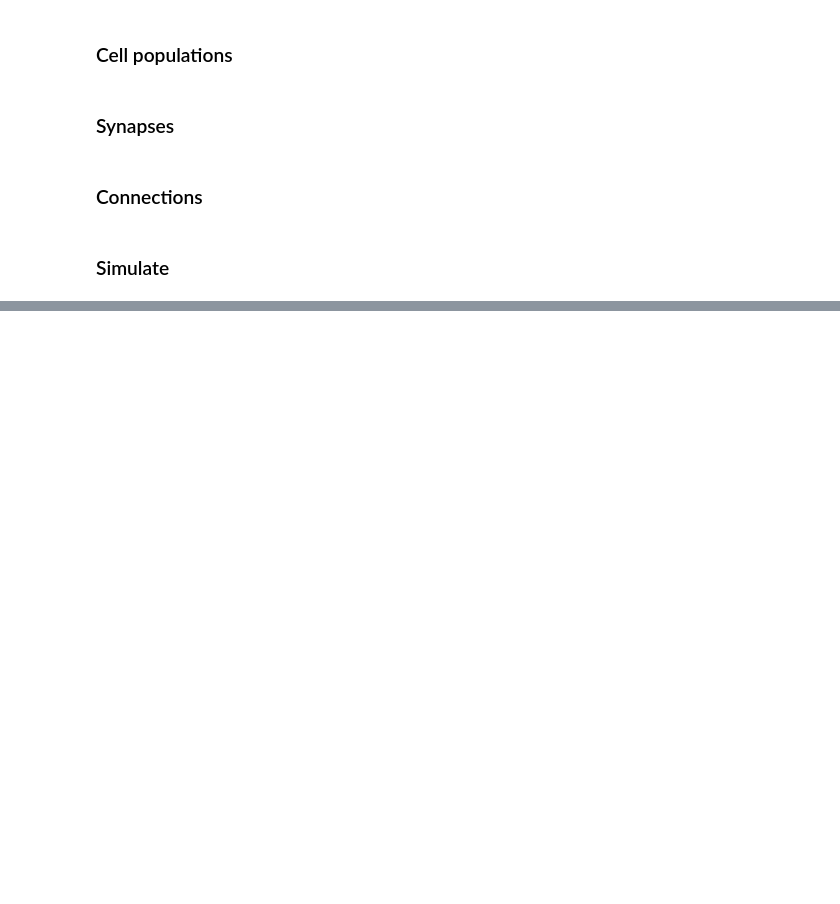
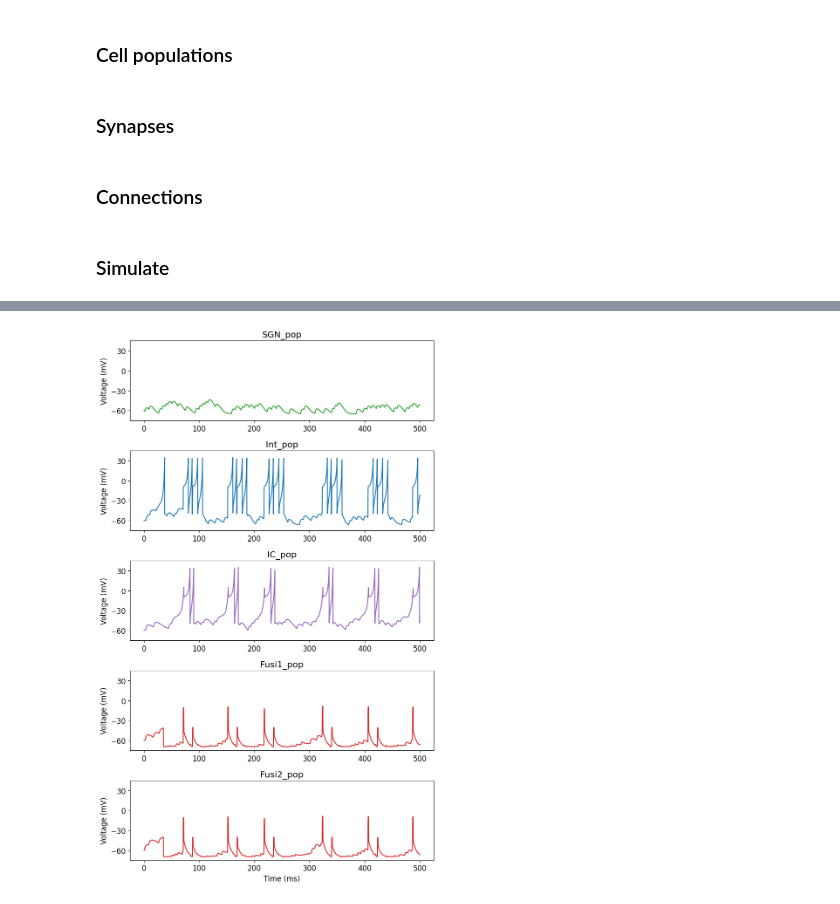
Before and after one commit to kedoxey/Fusiform-IC_Network, a Jupyter notebook: network_netpyne.ipynb, the cells around one changed output, grey strips where cells are left out. Cells and saved outputs as stored; diff of their text form; code cells hidden in the pictures; blank space fills up the shorter version.

```diff
--- a/network_netpyne.ipynb
+++ b/network_netpyne.ipynb
@@ -242,3 +241,24 @@ Fusi2_pop: 3 spikes
+# %%
+fig, axs = plt.subplots(5, 1, figsize=(8,13))
+axs.ravel()
+
+t = simData['t']
+
+for cell_id, v_soma in simData['V_soma'].items():
+    if 'dict' not in cell_id:
+        gid = int(cell_id.split('_')[1])
+        cell_pop = cells[gid].tags['pop']
+        axs[gid].plot(t, v_soma, label=cell_pop, color=colors[cell_pop])
+        axs[gid].set_title(f'{cell_pop}')
+    axs[gid].set_ylim([-75,45])
+    axs[gid].set_yticks([-60, -30, 0, 30])
+    axs[gid].set_ylabel('Voltage (mV)')
+
+axs[-1].set_xlabel('Time (ms)')
+
+fig.tight_layout()
+# %% [output]
+[figure, added]
 # %%
 save_inputs = False
 
```
Also changed, not shown: parts of 4 cells of this notebook, 7 other files.
